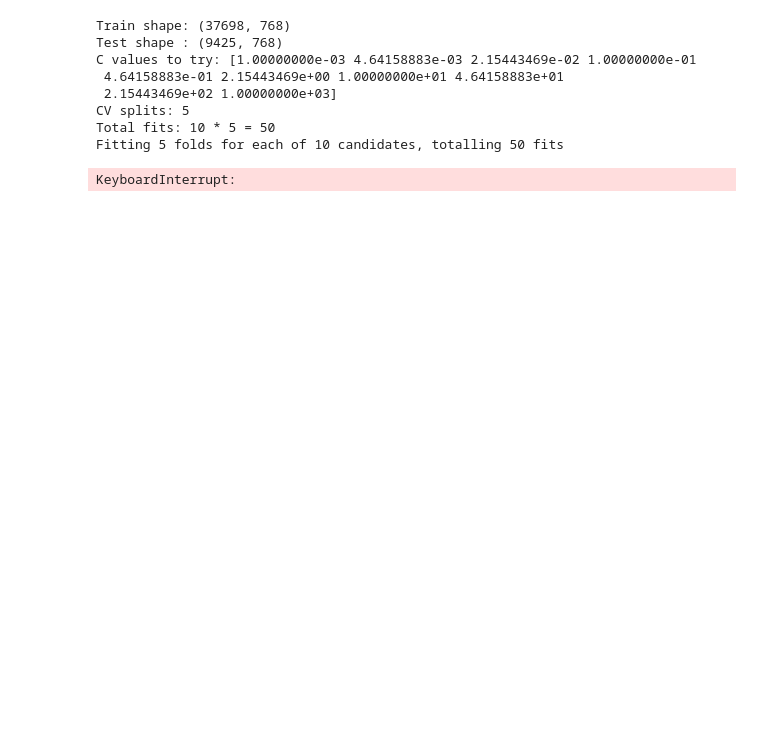
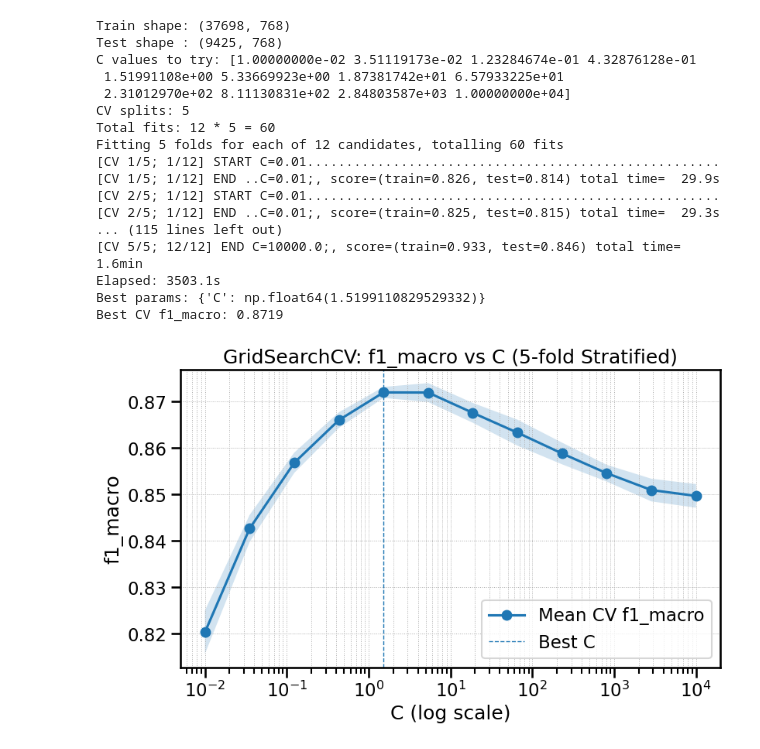
Before and after one commit to baoo2003/Document_Classification_With_Cuckoo_Search, a Jupyter notebook: grid_search_svm.ipynb, the cells around one changed output. Drawn from its saved outputs; the diff is of its cells as text; code cells hidden in the pictures; blank space fills up the shorter version.

Commit message:
update: eval real data & print grid search

```diff
--- a/grid_search_svm.ipynb
+++ b/grid_search_svm.ipynb
@@ -16,11 +14,12 @@ sns.set_context("talk")
 # =========================
 # 1) Load embeddings + labels
 # =========================
-SAVE_DIR = "models/svm"
-X_train = np.load(f"{SAVE_DIR}/X_train_emb.npy")
-y_train = np.load(f"{SAVE_DIR}/y_train.npy")
-X_test = np.load(f"{SAVE_DIR}/X_test_emb.npy")
-y_test = np.load(f"{SAVE_DIR}/y_test.npy")
+DATA_EMBEDDING_DIR = "/content/drive/MyDrive/Colab Notebooks/models/inputs"
+SAVE_DIR = "/content/drive/MyDrive/Colab Notebooks/models/outputs"
+X_train = np.load(f"{DATA_EMBEDDING_DIR}/X_train_emb.npy")
+y_train = np.load(f"{DATA_EMBEDDING_DIR}/y_train.npy")
+X_test = np.load(f"{DATA_EMBEDDING_DIR}/X_test_emb.npy")
+y_test = np.load(f"{DATA_EMBEDDING_DIR}/y_test.npy")
 
 print("Train shape:", X_train.shape)
 print("Test shape :", X_test.shape)
@@ -28,20 +27,16 @@ print("Test shape :", X_test.shape)
 # =========================
 # 2) Pipeline: Scaling + LinearSVC
 # =========================
-pipe = Pipeline([
-    ("scaler", StandardScaler()),
-    ("svm", LinearSVC(
-        max_iter=5000,
+pipe = LinearSVC(
         class_weight="balanced",
         random_state=42,
-    ))
-])
+    )
 
 # =========================
 # 3) GridSearchCV
 # =========================
-C_values = np.logspace(-2, 4, 30)
-param_grid = {"svm__C": C_values}
+C_values = np.logspace(-2, 4, 12)
+param_grid = {"C": C_values} # Changed from {"svm__C": C_values} to {"C": C_values}
 
 cv = StratifiedKFold(n_splits=5, shuffle=True, random_state=42)
 n_splits = cv.get_n_splits(X_train, y_train)
@@ -67,41 +62,50 @@ grid = GridSearchCV(
 
 grid.fit(X_train, y_train)
 print(f"Elapsed: {time.time() - t0:.1f}s")
 
 print("Best params:", grid.best_params_)
 print("Best CV f1_macro:", f"{grid.best_score_:.4f}")
 
 # =========================
 # 4) Plot: CV score vs C
 # =========================
 results = grid.cv_results_
-Cs = results["param_svm__C"].data.astype(float)
+Cs = results["param_C"].data.astype(float) # Changed from "param_svm__C" to "param_C"
 mean_test = results["mean_test_score"]
 std_test = results["std_test_score"]
 
 order = np.argsort(Cs)
 Cs, mean_test, std_test = Cs[order], mean_test[order], std_test[order]
 
 plt.figure(figsize=(9, 5))
 plt.semilogx(Cs, mean_test, marker="o", label="Mean CV f1_macro")
 plt.fill_between(Cs, mean_test - std_test, mean_test + std_test, alpha=0.2)
-plt.axvline(grid.best_params_["svm__C"], linestyle="--", linewidth=1, label="Best C")
+plt.axvline(grid.best_params_["C"], linestyle="--", linewidth=1, label="Best C") # Changed from "svm__C" to "C"
 plt.title("GridSearchCV: f1_macro vs C (5-fold Stratified)")
 plt.xlabel("C (log scale)")
 plt.ylabel("f1_macro")
 plt.grid(True, which="both", linestyle=":", linewidth=0.7)
 plt.legend()
 plt.show()
 # %% [output]
 Train shape: (37698, 768)
 Test shape : (9425, 768)
-C values to try: [1.00000000e-03 4.64158883e-03 2.15443469e-02 1.00000000e-01
- 4.64158883e-01 2.15443469e+00 1.00000000e+01 4.64158883e+01
- 2.15443469e+02 1.00000000e+03]
+C values to try: [1.00000000e-02 3.51119173e-02 1.23284674e-01 4.32876128e-01
+ 1.51991108e+00 5.33669923e+00 1.87381742e+01 6.57933225e+01
+ 2.31012970e+02 8.11130831e+02 2.84803587e+03 1.00000000e+04]
 CV splits: 5
-Total fits: 10 * 5 = 50
-Fitting 5 folds for each of 10 candidates, totalling 50 fits
+Total fits: 12 * 5 = 60
+Fitting 5 folds for each of 12 candidates, totalling 60 fits
+[CV 1/5; 1/12] START C=0.01.....................................................
+[CV 1/5; 1/12] END ..C=0.01;, score=(train=0.826, test=0.814) total time=  29.9s
+[CV 2/5; 1/12] START C=0.01.....................................................
+[CV 2/5; 1/12] END ..C=0.01;, score=(train=0.825, test=0.815) total time=  29.3s
+... (115 lines left out)
+[CV 5/5; 12/12] END C=10000.0;, score=(train=0.933, test=0.846) total time= 1.6min
+Elapsed: 3503.1s
+Best params: {'C': np.float64(1.5199110829529332)}
+Best CV f1_macro: 0.8719
-KeyboardInterrupt:
+[figure, added]
 # %%
 # =========================
 # 5) Evaluate best model on TEST + Confusion Matrix
```
Also changed, not shown: parts of 4 cells of this notebook, 2 other files.
